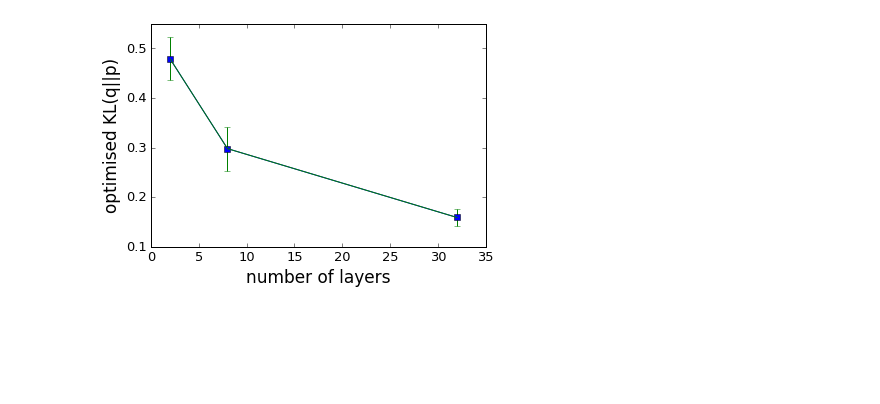
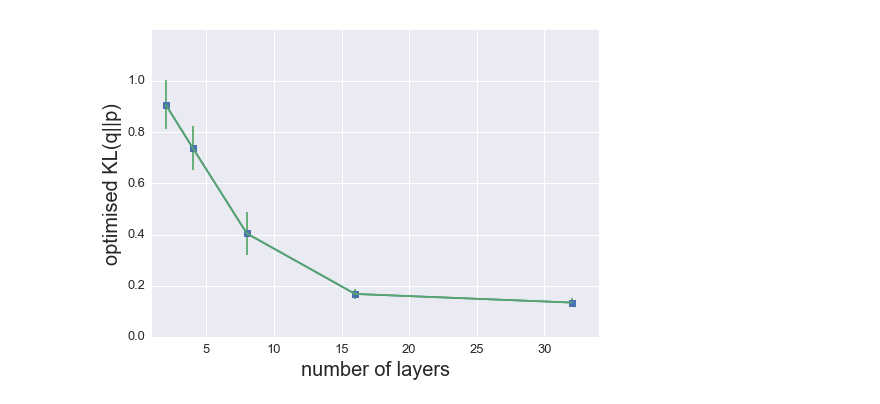
Before and after one commit to AndyZhang17/iaf2, a Jupyter notebook: phase1.ipynb, the cells around one changed output. Cells and saved outputs as stored; diff of their text form; code cells hidden in the pictures; blank space fills up the shorter version.

```diff
--- a/phase1.ipynb
+++ b/phase1.ipynb
@@ -40,18 +26,0 @@ fezs = theano.function(inputs=[],outputs=[ zs[0],zs[4],zs[8],zs[12],zs[16],zs[32
-# %%
-LAYERS = ['z0','2','4','6','8','16','32']
-FIG_PATH = '../report/figs/bylayers/'+Z0_TYPE
-ezs = fezs()
-xlims = (-4.,+4.)
-ylims = (-4.,+4.)
-for l, L in enumerate(LAYERS):
-    zzz = ezs[l]
-    heatmap, xedges, yedges = np.histogram2d( zzz[:,0], zzz[:,1], bins=50)
-    extent = [xlims[0], xlims[1], ylims[0], ylims[1]]
-    plt.figure()
-    plt.imshow(heatmap.T, extent=extent, origin='lower')
-    plt.xlim(xlims)
-    plt.ylim(ylims)
-    plt.axes().set_aspect('equal')
-    plt.title('K = %s' % (L), fontsize=20)
-    plt.tick_params(axis='both', which='major', labelsize=17)
-    plt.savefig( FIG_PATH+'/K%s.png'%(L))
@@ -229,16 +237,27 @@ plt.show()
 # %%
-# complexity, comparing KL-div
-r1 = np.load(FIG_PATH+'/record_L2.npz')
-r2 = np.load(FIG_PATH+'/record_L8.npz')
-r3 = np.load(FIG_PATH+'/record_L32.npz')
-costs = np.asarray( [ r1['cost'][1600:], r2['cost'][1600:], r3['cost'][1600:] ] )
-bars = [ np.var(costs[i]) for i in range(3) ]
+###
+### COMPLEXITY, comparing KL-div
+###
+
+NUM_LS = [2,4,8,16,32]
+rs = list()
+costs = list()
+for i, L in enumerate(NUM_LS):
+    rs.append(  np.load(FIG_PATH+'/record_L%d.npz'%L) )
+    costs.append( rs[-1]['cost'][9500:] )
+costs = np.asarray( costs )
+bars = [ np.var(costs[i]) for i in range(len(NUM_LS)) ]
 costs = np.mean(costs,axis=1)
 
-plt.plot( [2,8,32], costs, '-s')
-plt.errorbar([2,8,32],costs,yerr=bars)
-plt.xlabel('number of layers',fontsize=17)
-plt.ylabel('optimised KL(q||p)',fontsize=17)
+plt.plot( NUM_LS, costs, '-s')
+plt.errorbar(NUM_LS,costs,yerr=bars)
+plt.xlabel('number of layers',fontsize=20)
+plt.ylabel('optimised KL(q||p)',fontsize=20)
+plt.tick_params(axis='both', which='major', labelsize=17)
+plt.xlim([1,NUM_LS[-1]+2])
+plt.ylim([0,1.2])
 plt.tick_params(axis='both', which='major', labelsize=13)
+if SAVE_FLAG:
+    plt.savefig(FIG_PATH+'/KLvsL.png')
 # %% [output]
-[figure, old version]
+[figure, new version]
```
Also changed, not shown: parts of 16 cells of this notebook, 5 other files.
